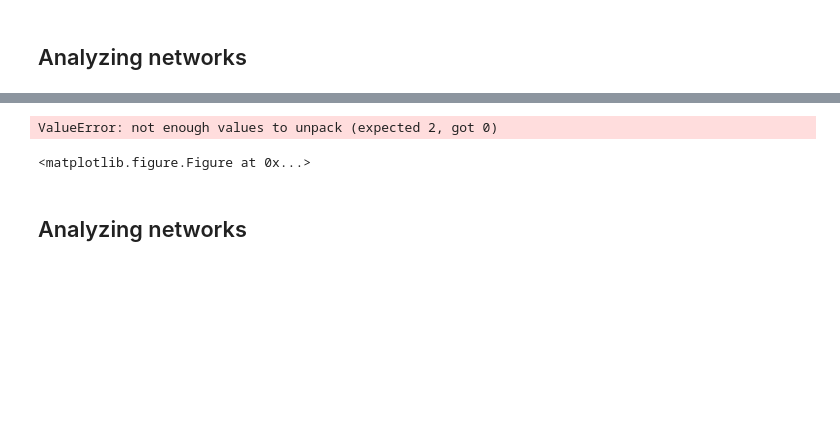
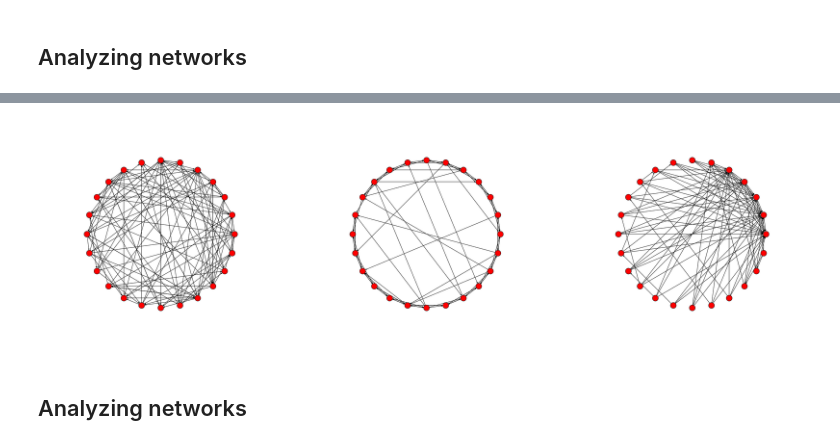
Before and after one commit to felix11h/network-measures-lecture_spp-workshop-18, a Jupyter notebook: network_analysis.ipynb, the cells around one changed output, grey strips where cells are left out. Saved outputs shown, nothing was run; the diff lists cells and outputs as text; code cells hidden in the pictures; blank space fills up the shorter version.

```diff
--- a/network_analysis.ipynb
+++ b/network_analysis.ipynb
@@ -39,16 +46,9 @@ for g,ax in zip(nets,axs):
 # %% [markdown]
 ## Analyzing networks
 # %%
-nets = make_graphs_gt(N=10)
-#pl.switch_backend('cairo')
-#fig, (axs) = pl.subplots(nrows=1, ncols=3, figsize=(20, 10));
-
-#for g,ax in zip(nets,axs):
-
-fig=pl.figure()
-ax=fig.add_subplot(111)
-pos=gt.radial_tree_layout(nets[0],0)
-gt.graph_draw(nets[0],pos=pos, inline=True, mplfig=ax)
-
-#fig.savefig('new.png')
+nets = make_graphs(N=24)
+fig, (axs) = pl.subplots(nrows=1, ncols=3, figsize=(40, 20));
+for net,ax in zip(nets,axs):
+    ax.set_aspect('equal')
+    nx.draw_circular(net, ax=ax)
 # %% [output]
@@ -56,5 +55,4 @@ gt.graph_draw(nets[0],pos=pos, inline=True, mplfig=ax)
-ValueError: not enough values to unpack (expected 2, got 0)
-<matplotlib.figure.Figure at 0x...>
+[figure, added]
 # %% [markdown]
 ## Analyzing networks
 # %%
```
Also changed, not shown: parts of 7 cells of this notebook.
